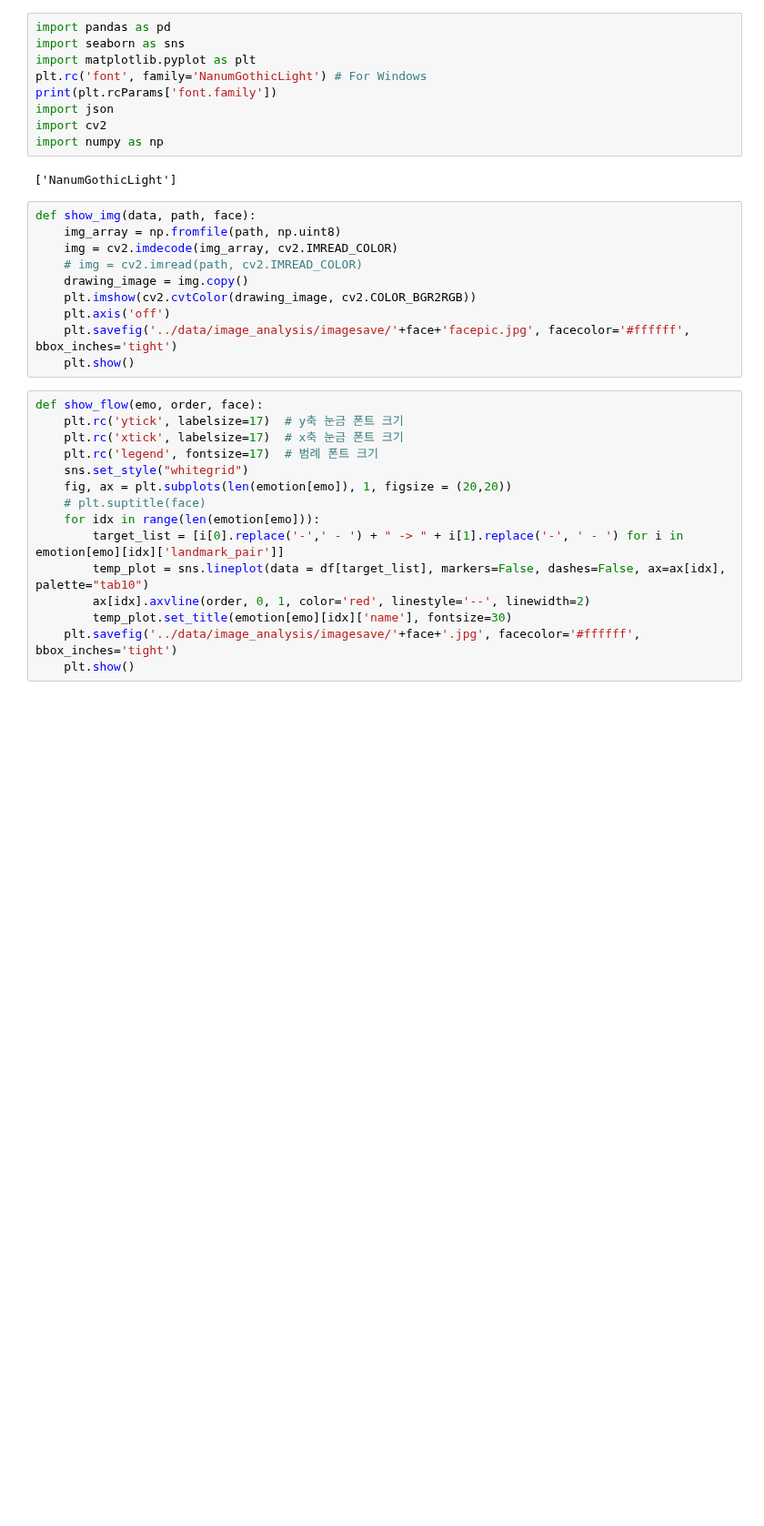
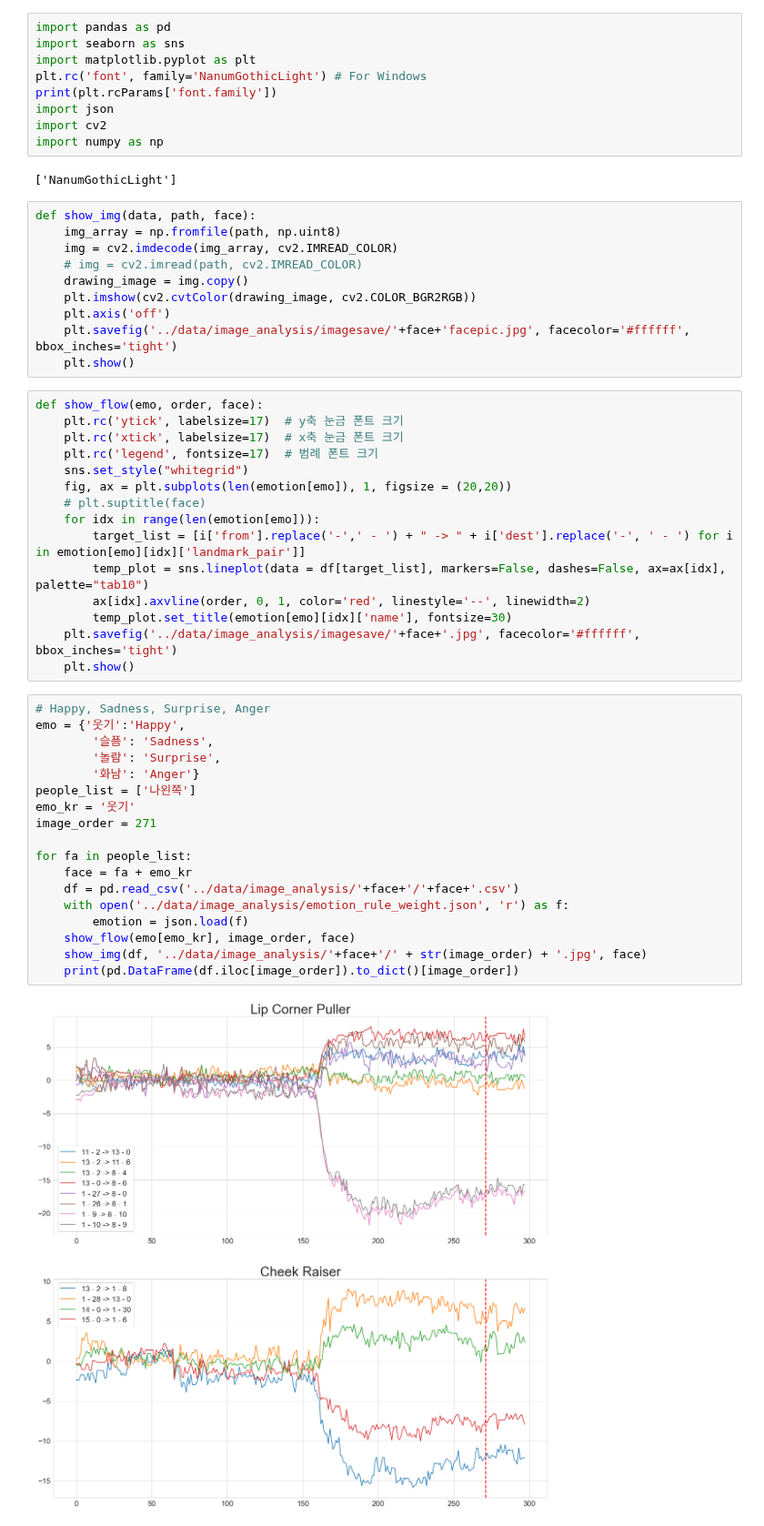
Before and after one commit to minimini-1/Facial-Expression-Recognition, a Jupyter notebook: feature_change/emo_dist_change.ipynb, the cells around one changed output. Shown at 91% size. Cells and saved outputs as stored; diff of their text form; blank space fills up the shorter version.

```diff
--- a/feature_change/emo_dist_change.ipynb
+++ b/feature_change/emo_dist_change.ipynb
@@ -28,9 +28,29 @@ def show_flow(emo, order, face):
     fig, ax = plt.subplots(len(emotion[emo]), 1, figsize = (20,20))
     # plt.suptitle(face)
     for idx in range(len(emotion[emo])):
-        target_list = [i[0].replace('-',' - ') + " -> " + i[1].replace('-', ' - ') for i in emotion[emo][idx]['landmark_pair']]
+        target_list = [i['from'].replace('-',' - ') + " -> " + i['dest'].replace('-', ' - ') for i in emotion[emo][idx]['landmark_pair']]
         temp_plot = sns.lineplot(data = df[target_list], markers=False, dashes=False, ax=ax[idx], palette="tab10")
         ax[idx].axvline(order, 0, 1, color='red', linestyle='--', linewidth=2)
         temp_plot.set_title(emotion[emo][idx]['name'], fontsize=30)
     plt.savefig('../data/image_analysis/imagesave/'+face+'.jpg', facecolor='#ffffff', bbox_inches='tight')
     plt.show()
+# %%
+# Happy, Sadness, Surprise, Anger
+emo = {'웃기':'Happy',
+        '슬픔': 'Sadness',
+        '놀람': 'Surprise',
+        '화남': 'Anger'}
+people_list = ['나왼쪽']
+emo_kr = '웃기'
+image_order = 271
+
+for fa in people_list:
+    face = fa + emo_kr
+    df = pd.read_csv('../data/image_analysis/'+face+'/'+face+'.csv')
+    with open('../data/image_analysis/emotion_rule_weight.json', 'r') as f:
+        emotion = json.load(f)
+    show_flow(emo[emo_kr], image_order, face)
+    show_img(df, '../data/image_analysis/'+face+'/' + str(image_order) + '.jpg', face)
+    print(pd.DataFrame(df.iloc[image_order]).to_dict()[image_order])
+# %% [output]
+[figure, added]
```
Also changed, not shown: parts of 6 cells of this notebook, 1 other file.
